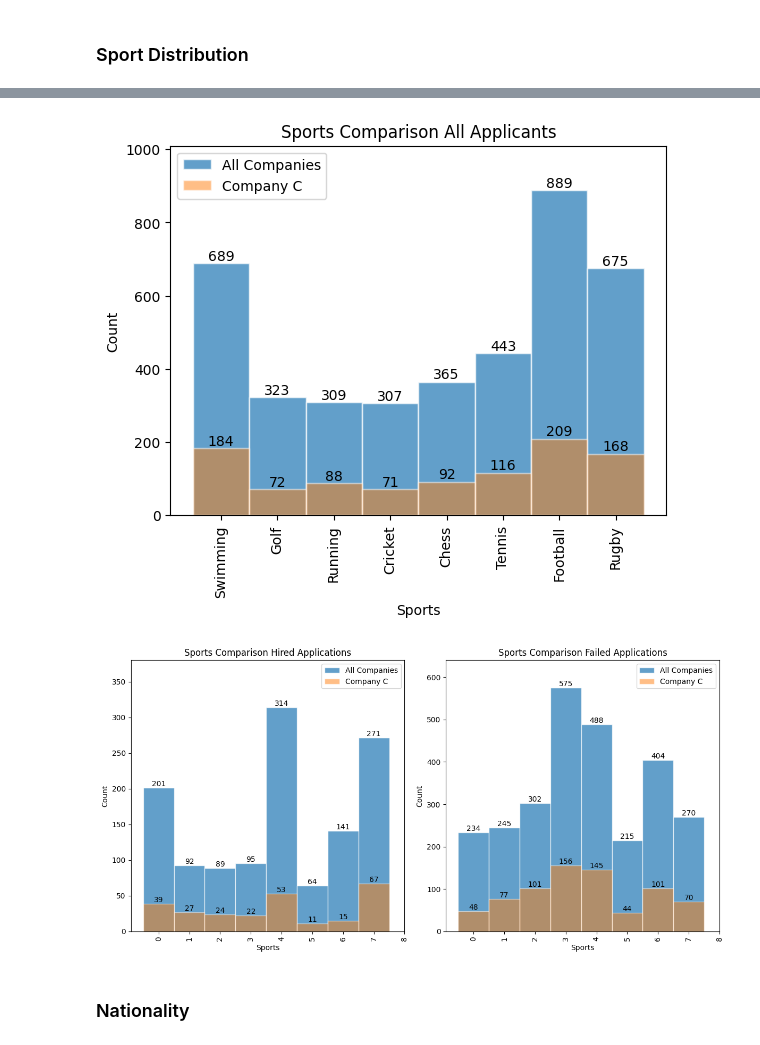
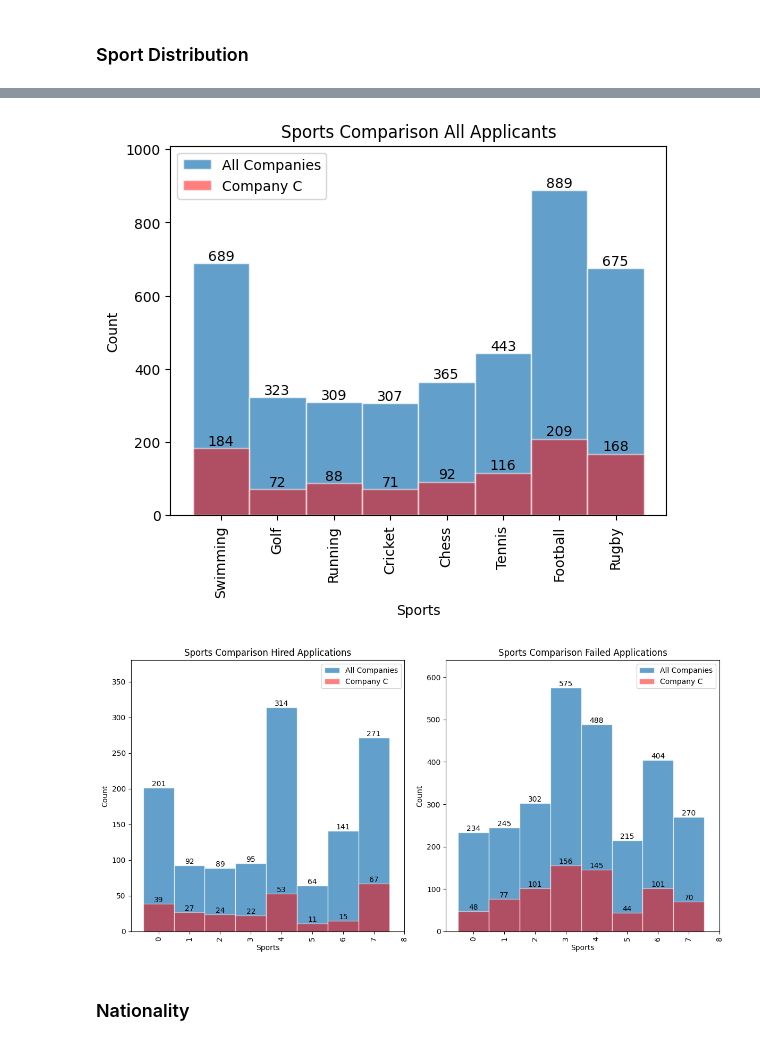
Before and after one commit to jrchac/ML-Recruitment-Project, a Jupyter notebook: Data_Exploration.ipynb, the cells around one changed output, grey strips where cells are left out. Drawn from its saved outputs; the diff is of its cells as text; code cells hidden in the pictures.

```diff
--- a/Data_Exploration.ipynb
+++ b/Data_Exploration.ipynb
@@ -257,7 +195,7 @@ plt.show()
 # %%
 v7, bn7, br7= plt.hist(data_all['sport'],np.arange(0,9,1), alpha = 0.7, label = "All Companies", edgecolor ="white",align='left')
 plt.bar_label(br7)
-v8, bn8, br8= plt.hist(data_C['sport'],np.arange(0,9,1), alpha = 0.5, label = "Company C", edgecolor ="white",align='left')
+v8, bn8, br8= plt.hist(data_C['sport'],np.arange(0,9,1), alpha = 0.5, label = "Company C", edgecolor ="white",align='left', color='red')
 plt.xticks(rotation='vertical')
 plt.bar_label(br8)
 plt.title("Sports Comparison All Applicants")
@@ -267,7 +205,7 @@ plt.legend(loc='upper left')
 plt.gca().set_ylim([0, 1010])
 plt.show()
 # %% [output]
-[figure, old version]
+[figure, new version]
 # %%
 # Create a figure and subplots side by side
 fig, (ax1, ax2) = plt.subplots(1, 2, figsize=(12, 6))
@@ -275,35 +213,35 @@ fig, (ax1, ax2) = plt.subplots(1, 2, figsize=(12, 6))
 # Plot histogram for hired applicants
 v5, bn5, br5 = ax1.hist(data_all_hired['sport'], np.arange(0, 9, 1), alpha=0.7, label="All Companies", edgecolor="white", align='left')
 ax1.bar_label(br5)
-v6, bn6, br6 = ax1.hist(data_C_hired['sport'], np.arange(0, 9, 1), alpha=0.5, label="Company C", edgecolor="white", align='left')
+v6, bn6, br6 = ax1.hist(data_C_hired['sport'], np.arange(0, 9, 1), alpha=0.5, label="Company C", edgecolor="white", align='left', color='red')
 ax1.bar_label(br6)
 ax1.set_xticks(np.arange(0, 9, 1))
 ax1.set_xticklabels(np.arange(0, 9, 1), rotation='vertical')
 ax1.set_title("Sports Comparison Hired Applications")
 ax1.set_xlabel("Sports")
 ax1.set_ylabel("Count")
 ax1.legend(loc='upper right')
 ax1.set_ylim([0, 380])
 
 # Plot histogram for failed applications
 v9, bn9, br9 = ax2.hist(data_all_failed['sport'], np.arange(0, 9, 1), alpha=0.7, label="All Companies", edgecolor="white", align='left')
 ax2.bar_label(br9)
-v10, bn10, br10 = ax2.hist(data_C_failed['sport'], np.arange(0, 9, 1), alpha=0.5, label="Company C", edgecolor="white", align='left')
+v10, bn10, br10 = ax2.hist(data_C_failed['sport'], np.arange(0, 9, 1), alpha=0.5, label="Company C", edgecolor="white", align='left', color='red')
 ax2.bar_label(br10)
 ax2.set_xticks(np.arange(0, 9, 1))
 ax2.set_xticklabels(np.arange(0, 9, 1), rotation='vertical')
 ax2.set_title("Sports Comparison Failed Applications")
 ax2.set_xlabel("Sports")
 ax2.set_ylabel("Count")
 ax2.legend(loc='upper right')
 ax2.set_ylim([0, 640])
 
 # Adjust layout to prevent overlap
 plt.tight_layout()
 
 # Show the plot
 plt.show()
 # %% [output]
-[figure, old version]
+[figure, new version]
 # %% [markdown]
 ### Nationality
```
Also changed, not shown: parts of 38 cells of this notebook.
